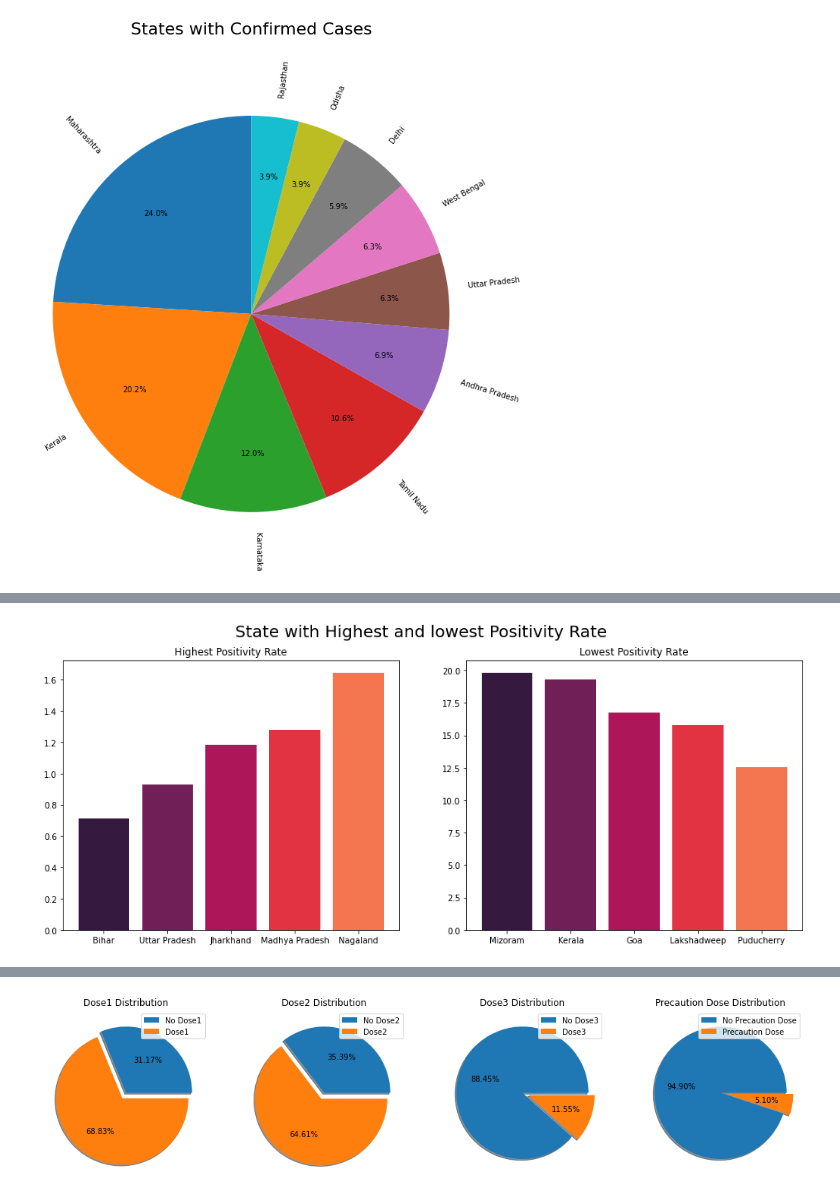
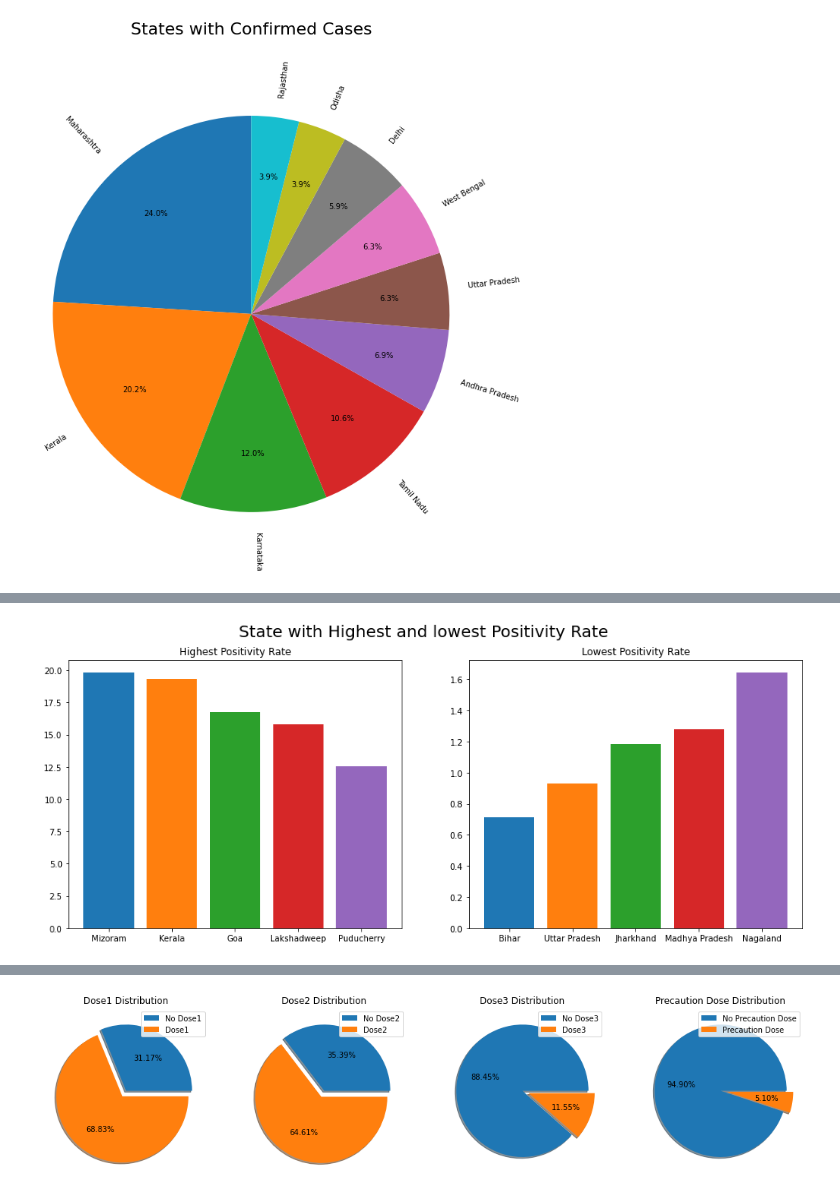
Before and after one commit to ukantjadia/30-days-of-Mahcine-Learning, a Jupyter notebook: DAY-17/Covid_EDA.ipynb, the cells around one changed output, grey strips where cells are left out. Cells and saved outputs as stored; diff of their text form; code cells hidden in the pictures.

```diff
--- a/DAY-17/Covid_EDA.ipynb
+++ b/DAY-17/Covid_EDA.ipynb
@@ -195,24 +188,24 @@ TypeError: ignored
 [figure]
 # %%
-# Which states have highest and lowest postivity rate?
+# Which states have highest and lowest Postivity Rate
 covid['Positivity rate'] = covid['confirmed']*100/covid['population']
 states_pos_high = covid.sort_values(by='Positivity rate',ascending=False)['state'].values[:5] #
 states_pos_least = covid.sort_values(by='Positivity rate',ascending=True)['state'].values[:5]
 
 high_PR = []
 low_PR = []
 for i,a in zip(states_pos_high,states_pos_least):
   high_PR.append(covid[covid['state'] == str(i)]['Positivity rate'].values[0])
   low_PR.append(covid[covid['state'] == str(a)]['Positivity rate'].values[0])
 
 # chart
 fig,ax4 = plt.subplots(nrows=1,ncols=2,figsize=(16,6))
 fig.suptitle("State with Highest and lowest Positivity Rate",fontsize=20)
 ax4[0].set_title("Highest Positivity Rate")
 ax4[1].set_title("Lowest Positivity Rate")
-colr = sns.color_palette('rocket')
-ax4[0].bar(states_pos_least,low_PR,color=colr)
-ax4[1].bar(states_pos_high,high_PR,color=colr)
+colr = sns.color_palette('tab10')
+ax4[1].bar(states_pos_least,low_PR,color=colr)
+ax4[0].bar(states_pos_high,high_PR,color=colr)
 plt.show()
 # %% [output]
-[figure, old version]
+[figure, new version]
```
Also changed, not shown: parts of 10 cells of this notebook, 12 other files.
